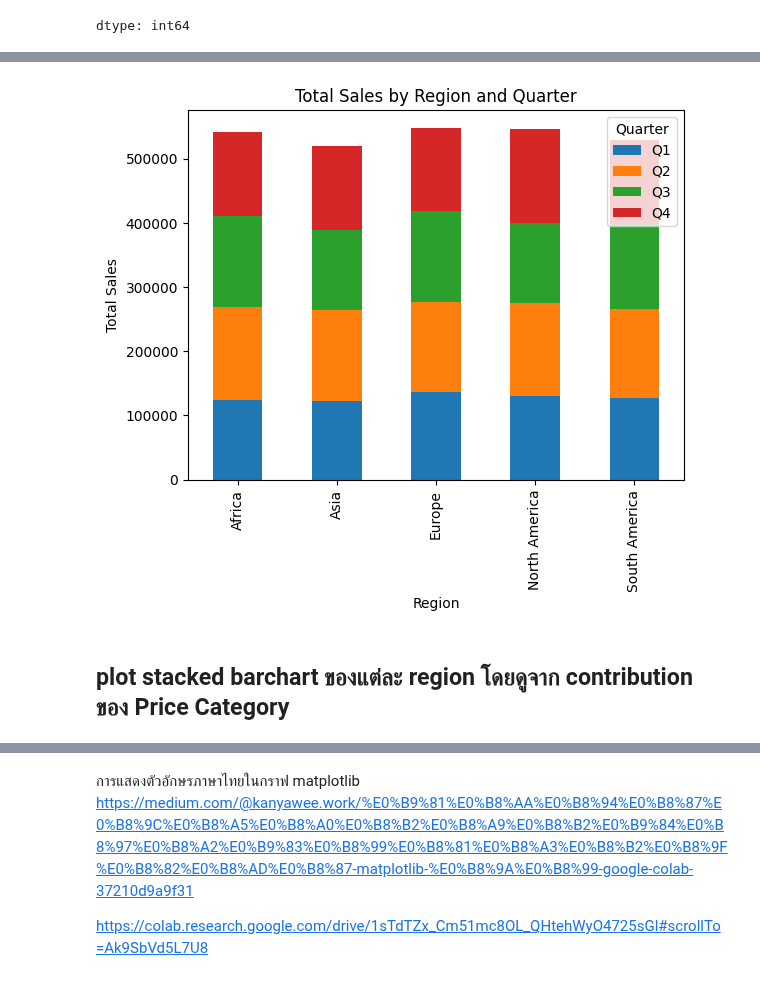
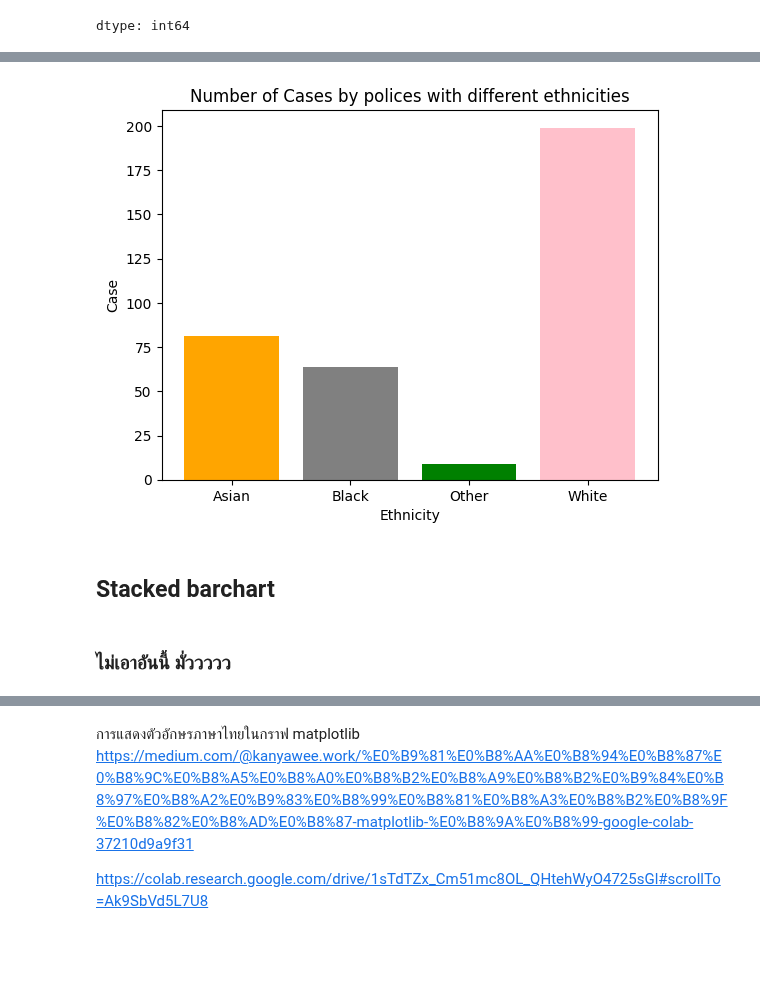
Before and after one commit to MeeGyo/dataviz2025, a Jupyter notebook: Copy_of_Visualize_Data_Comparison_2025.ipynb, the cells around one changed output, grey strips where cells are left out. Cells and saved outputs as stored; diff of their text form; code cells hidden in the pictures; blank space fills up the shorter version.

```diff
--- a/Copy_of_Visualize_Data_Comparison_2025.ipynb
+++ b/Copy_of_Visualize_Data_Comparison_2025.ipynb
@@ -36,9 +36,3 @@ display(ethnicity_counts);
 | Black | 64 |
 | Other | 9 |
 dtype: int64
-# %%
-# prompt: replace word Budget in the Price Category with รุ่นเริ่มต้น
-
-data['Price Category'] = data['Price Category'].replace('Budget', 'รุ่นประหยัด')
-data['Price Category'] = data['Price Category'].replace('Mid-range', 'รุ่นเริ่มต้น')
-data['Price Category'] = data['Price Category'].replace('Premium', 'รุ่นเรือธง')
@@ -60,0 +41,3 @@ data
+# %%
+compare_police_eth = data.groupby('Officer-defined ethnicity')['Type'].count().reset_index()
+compare_police_eth
@@ -146,21 +52,10 @@ dtype: int64
-# %%
-# prompt: สร้าง bar chart เปรียบเทียบปริมาณ sales ทั้งหมดในแต่ละ quarter ของแต่ละ region ด้วย stacked barchart
-
-import matplotlib.pyplot as plt
-# Group data by region and quarter, then sum sales
-region_quarter_sales = data.groupby(['Region', 'Quarter'])['Sales'].sum().unstack()
-
-# Create the stacked bar chart
-region_quarter_sales.plot(kind='bar', stacked=True)
-
-# Add labels and title
-plt.xlabel('Region')
-plt.ylabel('Total Sales')
-plt.title('Total Sales by Region and Quarter')
-
-# Show the plot
-plt.show()
-# %% [output]
-[figure, removed]
-# %% [markdown]
-## plot stacked barchart ของแต่ละ region โดยดูจาก contribution ของ Price Category
+# %%
+import matplotlib.pyplot as plt
+plt.bar(compare_police_eth['Officer-defined ethnicity'],compare_police_eth['Type'], color=['orange','grey','green','pink'])
+plt.xlabel('Ethnicity')
+plt.ylabel('Case')
+plt.title('Number of Cases by polices with different ethnicities');
+# %% [output]
+[figure, added]
+# %% [markdown]
+## Stacked barchart
@@ -166,0 +67,2 @@ plt.show()
+# %% [markdown]
+### ไม่เอาอันนี้ มั่ววววว
```
Also changed, not shown: parts of 19 cells of this notebook.
